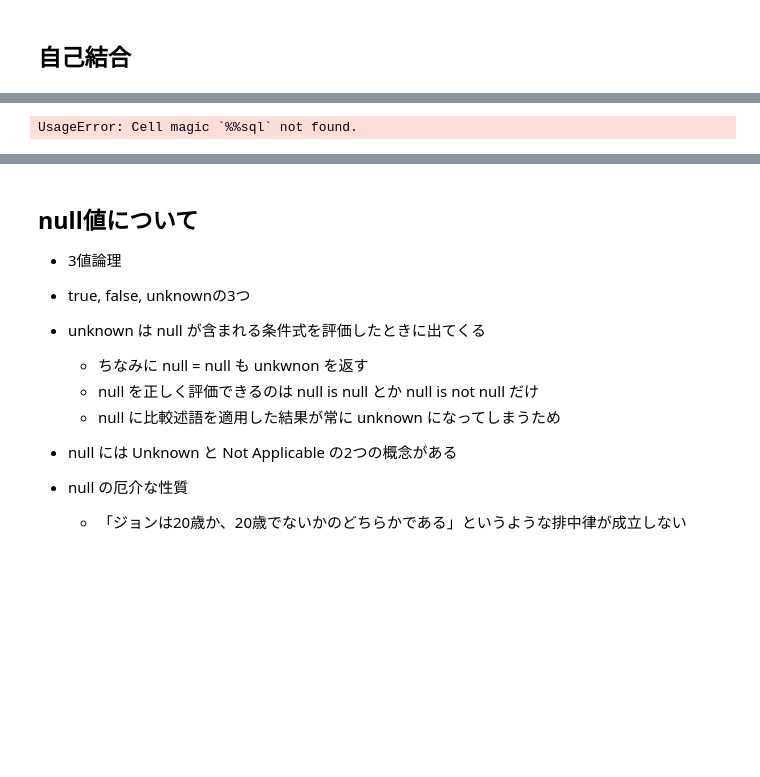
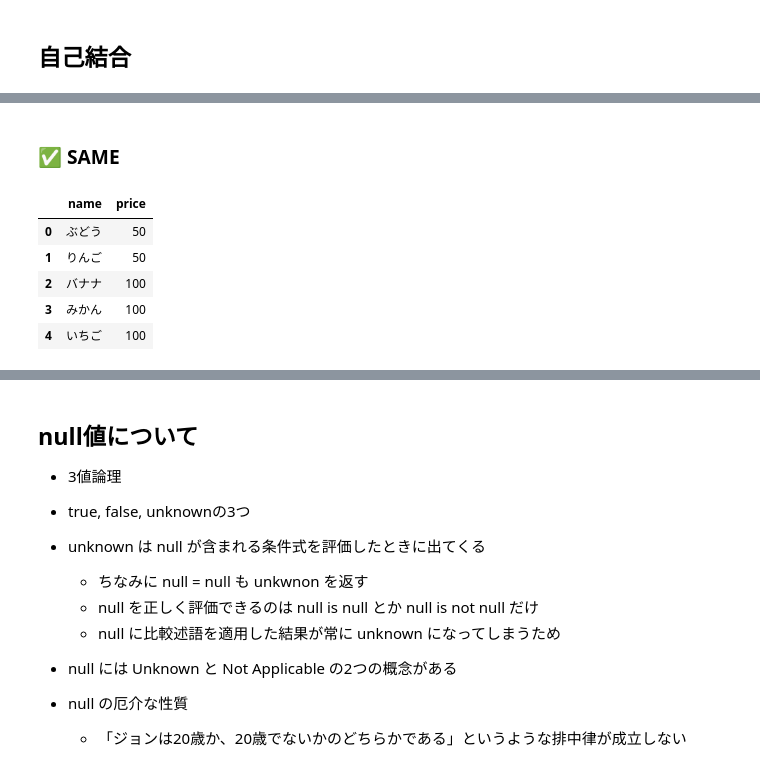
Before and after one commit to AtsushiEGW/sql_training, a Jupyter notebook: learning/tatsujin_sql.ipynb, the cells around one changed output, grey strips where cells are left out. Drawn from its saved outputs; the diff is of its cells as text; code cells hidden in the pictures; blank space fills up the shorter version.

```diff
--- a/learning/tatsujin_sql.ipynb
+++ b/learning/tatsujin_sql.ipynb
@@ -380,17 +382,26 @@ same
 | 5 | いちご | 100 |
 | 6 | バナナ | 100 |
 # %%
-%%sql
+runner.check("""--sql
+
 -- 値段が同じ商品の組み合わせを得る
 
 select distinct
     f1.name,
     f1.price
 from fruits2 as f1
 inner join fruits2 as f2
     on f1.name != f2.name
     and f1.price = f2.price
-order by price
+order by f1.price
+
+""")
 # %% [output]
-UsageError: Cell magic `%%sql` not found.
+### ✅ SAME
+|  | name | price |
+| 0 | ぶどう | 50 |
+| 1 | りんご | 50 |
+| 2 | バナナ | 100 |
+| 3 | みかん | 100 |
+| 4 | いちご | 100 |
 # %%
```
Also changed, not shown: parts of 17 cells of this notebook, 3 other files.
